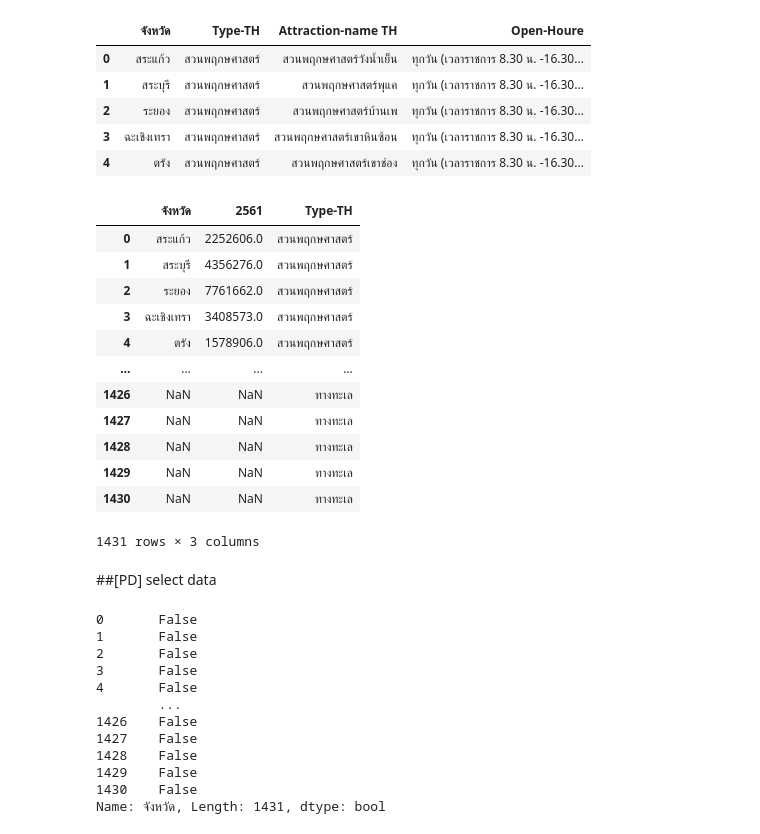
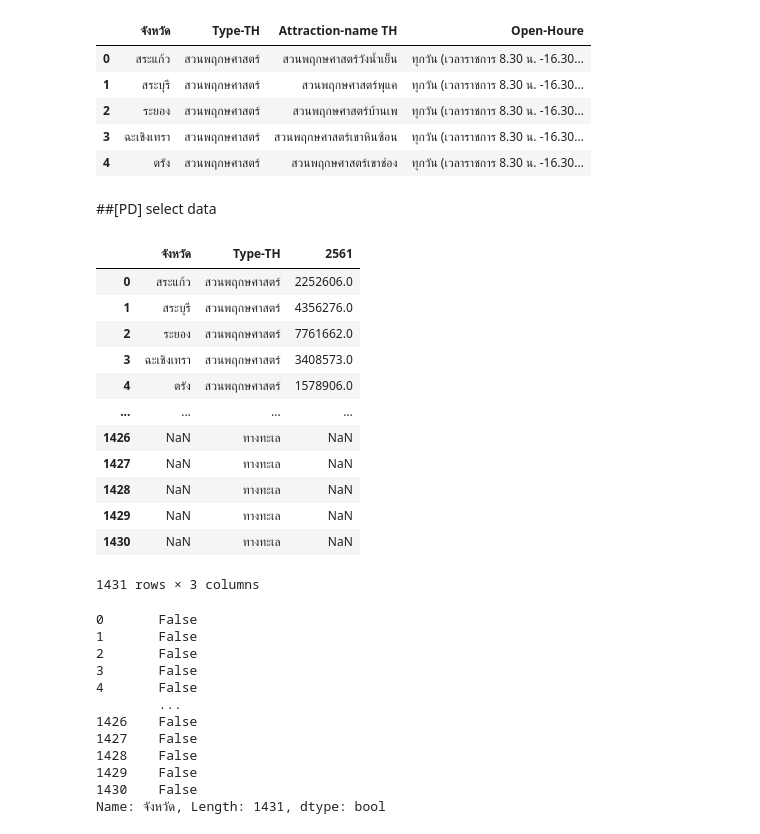
Before and after one commit to dinsor17/KKU_Data_mining, a Jupyter notebook: visitors_k.ipynb, the cells around one changed output. Drawn from its saved outputs; the diff is of its cells as text; code cells hidden in the pictures.

```diff
--- a/visitors_k.ipynb
+++ b/visitors_k.ipynb
@@ -391,25 +391,25 @@ new_table[selected_list].head()
 | 2 | ระยอง | สวนพฤกษศาสตร์ | สวนพฤกษศาสตร์บ้านเพ | ทุกวัน (เวลาราชการ 8.30 น. -16.30... |
 | 3 | ฉะเชิงเทรา | สวนพฤกษศาสตร์ | สวนพฤกษศาสตร์เขาหินซ้อน | ทุกวัน (เวลาราชการ 8.30 น. -16.30... |
 | 4 | ตรัง | สวนพฤกษศาสตร์ | สวนพฤกษศาสตร์เขาช่อง | ทุกวัน (เวลาราชการ 8.30 น. -16.30... |
-# %%
-new_table = merged_table[['จังหวัด','2561','Type-TH']]
-new_table
-# %% [output]
-|  | จังหวัด | 2561 | Type-TH |
-| 0 | สระแก้ว | 2252606.0 | สวนพฤกษศาสตร์ |
-| 1 | สระบุรี | 4356276.0 | สวนพฤกษศาสตร์ |
-| 2 | ระยอง | 7761662.0 | สวนพฤกษศาสตร์ |
-| 3 | ฉะเชิงเทรา | 3408573.0 | สวนพฤกษศาสตร์ |
-| 4 | ตรัง | 1578906.0 | สวนพฤกษศาสตร์ |
-| ... | ... | ... | ... |
-| 1426 | NaN | NaN | ทางทะเล |
-| 1427 | NaN | NaN | ทางทะเล |
-| 1428 | NaN | NaN | ทางทะเล |
-| 1429 | NaN | NaN | ทางทะเล |
-| 1430 | NaN | NaN | ทางทะเล |
-1431 rows × 3 columns
 # %% [markdown]
 ##[PD] select data
+# %%
+new_table = merged_table[['จังหวัด','Type-TH','2561']]
+new_table
+# %% [output]
+|  | จังหวัด | Type-TH | 2561 |
+| 0 | สระแก้ว | สวนพฤกษศาสตร์ | 2252606.0 |
+| 1 | สระบุรี | สวนพฤกษศาสตร์ | 4356276.0 |
+| 2 | ระยอง | สวนพฤกษศาสตร์ | 7761662.0 |
+| 3 | ฉะเชิงเทรา | สวนพฤกษศาสตร์ | 3408573.0 |
+| 4 | ตรัง | สวนพฤกษศาสตร์ | 1578906.0 |
+| ... | ... | ... | ... |
+| 1426 | NaN | ทางทะเล | NaN |
+| 1427 | NaN | ทางทะเล | NaN |
+| 1428 | NaN | ทางทะเล | NaN |
+| 1429 | NaN | ทางทะเล | NaN |
+| 1430 | NaN | ทางทะเล | NaN |
+1431 rows × 3 columns
 # %%
 selected_list = new_table['จังหวัด']=='ขอนแก่น'
 selected_list
```
Also changed, not shown: parts of 15 cells of this notebook.
